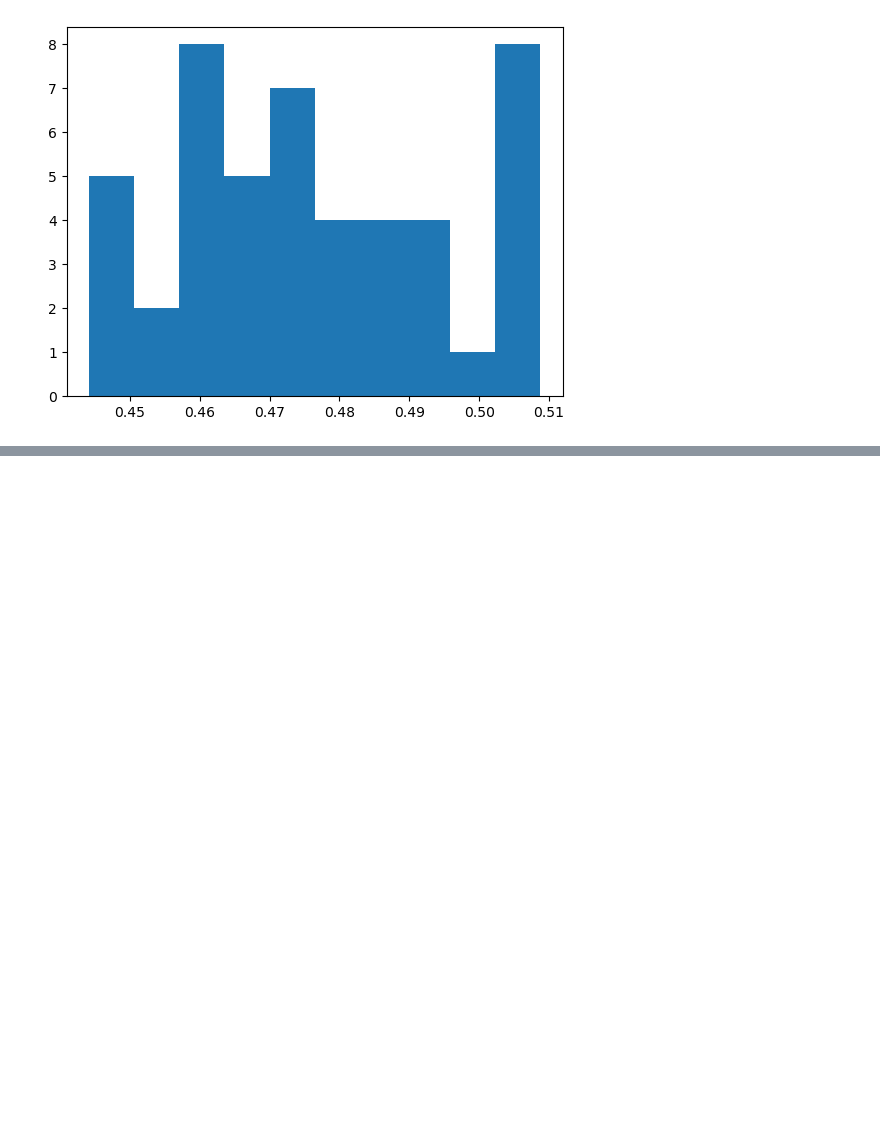
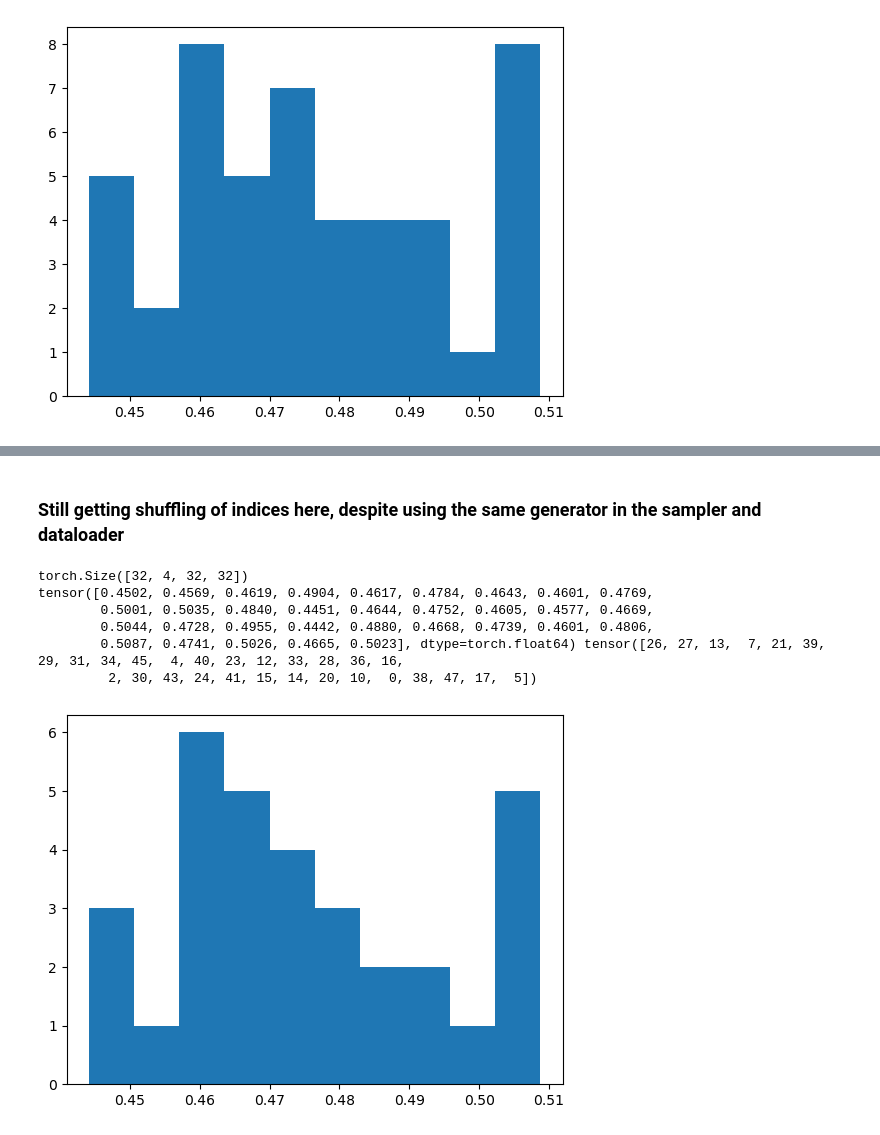
Before and after one commit to mariajmolina/s2sml, a Jupyter notebook: notebooks/DataLoaderRandTests.ipynb, the cells around one changed output, grey strips where cells are left out. Saved outputs shown, nothing was run; the diff lists cells and outputs as text; code cells hidden in the pictures; blank space fills up the shorter version.

```diff
--- a/notebooks/DataLoaderRandTests.ipynb
+++ b/notebooks/DataLoaderRandTests.ipynb
@@ -479,0 +581,18 @@ https://pytorch.org/docs/stable/data.html#data-loading-order-and-sampler
+# %% [markdown]
+### Still getting shuffling of indices here, despite using the same generator in the sampler and dataloader
+# %%
+for i,data in enumerate(train_loader_rand_shuffle):
+    #print(i)
+    print(data["input"].squeeze(dim=2).shape) # dims are batch size x input channel x lat x lon (or something similar)
+    x = data["input"].squeeze(dim=2)[:,3,0,0] # all the batches for the last input channel and the first spatial index
+    i = data["index"]
+    print(x, i)
+    plt.hist(x)
+# %% [output]
+torch.Size([32, 4, 32, 32])
+tensor([0.4502, 0.4569, 0.4619, 0.4904, 0.4617, 0.4784, 0.4643, 0.4601, 0.4769,
+        0.5001, 0.5035, 0.4840, 0.4451, 0.4644, 0.4752, 0.4605, 0.4577, 0.4669,
+        0.5044, 0.4728, 0.4955, 0.4442, 0.4880, 0.4668, 0.4739, 0.4601, 0.4806,
+        0.5087, 0.4741, 0.5026, 0.4665, 0.5023], dtype=torch.float64) tensor([26, 27, 13,  7, 21, 39, 29, 31, 34, 45,  4, 40, 23, 12, 33, 28, 36, 16,
+         2, 30, 43, 24, 41, 15, 14, 20, 10,  0, 38, 47, 17,  5])
+[figure, added]
```
Also changed, not shown: parts of 26 cells of this notebook.
